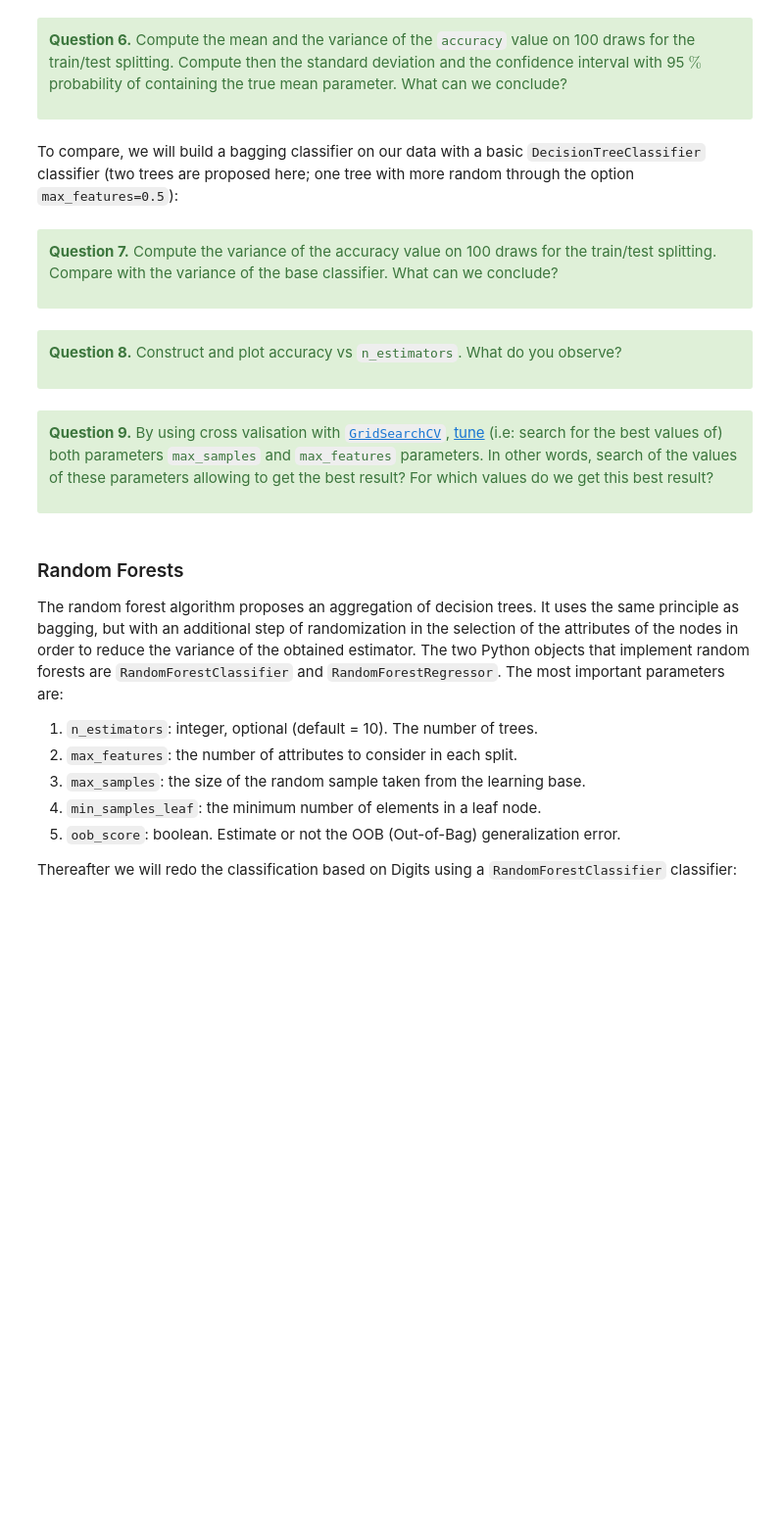
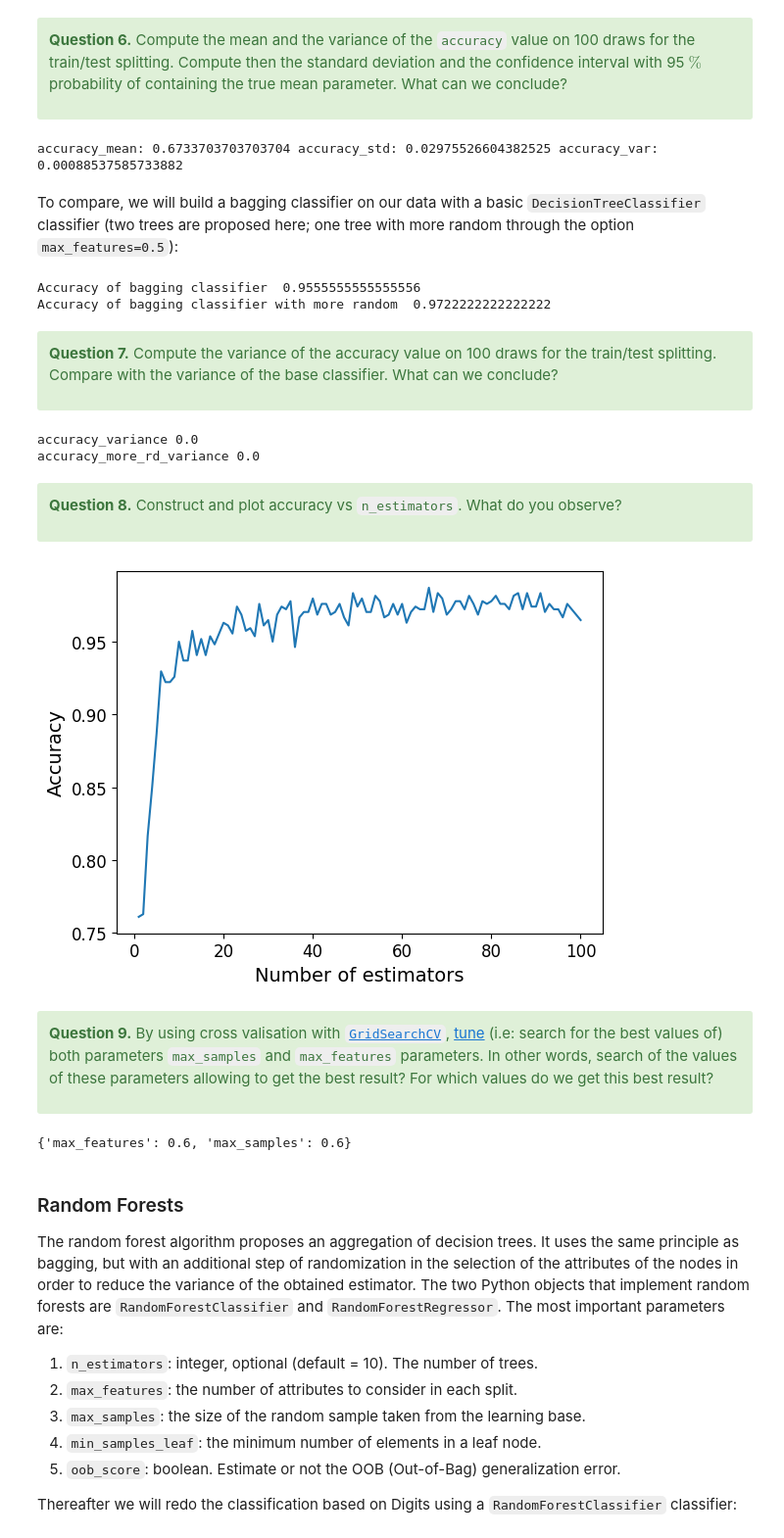
Before and after one commit to Behachee/Ensemble-Learning-Exercices, a Jupyter notebook: Lab1and2_student.ipynb, the cells around one changed output. Shown at 98% size. Cells and saved outputs as stored; diff of their text form; code cells hidden in the pictures; blank space fills up the shorter version.

Commit message:
Complete the code. Basic Decision Tree + Bagging

```diff
--- a/Lab1and2_student.ipynb
+++ b/Lab1and2_student.ipynb
@@ -608,12 +616,18 @@ N = 100
 accuracy = np.zeros(N)
 
 for i in range(N):
-    X_train, X_test, y_train, y_test = # Complete the code
+    X_train, X_test, y_train, y_test = train_test_split(X, y, test_size=0.30)
     # Complete the code
-    accuracy[i]=# Complete the code
-
+    clf = tree.DecisionTreeClassifier(max_depth=5)
+    clf.fit(X_train, y_train)
+    Z = clf.predict(X_test)
+    accuracy_value=clf.score(X_test,y_test)
+    accuracy[i]= accuracy_value
 
 # Print the mean and standard deviation of accuracy
+print("accuracy_mean:", accuracy.mean(), "accuracy_std:", accuracy.std(), "accuracy_var:", accuracy.var())
+# %% [output]
+accuracy_mean: 0.6733703703703704 accuracy_std: 0.02975526604382525 accuracy_var: 0.00088537585733882
 # %% [markdown]
 To compare, we will build a bagging classifier on our data with a basic `DecisionTreeClassifier` classifier (two trees are proposed here; one tree with more random through the option `max_features=0.5`):
 # %%
@@ -628,6 +642,9 @@ clf_more_rd.fit(X_train, y_train)
 Z_more_rd = clf_more_rd.predict(X_test)
 accuracy_more_rd=clf_more_rd.score(X_test,y_test)
 print("Accuracy of bagging classifier with more random ", accuracy_more_rd)
+# %% [output]
+Accuracy of bagging classifier  0.9555555555555556
+Accuracy of bagging classifier with more random  0.9722222222222222
 # %% [markdown]
 <div class="alert alert-block alert-success">
 
@@ -636,6 +653,11 @@ print("Accuracy of bagging classifier with more random ", accuracy_more_rd)
 </div>
 # %%
 # Write the code here
+print("accuracy_variance", accuracy.var())
+print("accuracy_more_rd_variance", accuracy_more_rd.var())
+# %% [output]
+accuracy_variance 0.0
+accuracy_more_rd_variance 0.0
 # %% [markdown]
 <div class="alert alert-block alert-success">
 
@@ -647,3 +667,23 @@ print("Accuracy of bagging classifier with more random ", accuracy_more_rd)
+# %%
+# Write the code here
+def accuracy_vs_number_estimators(max_estimators):
+    accuracy = np.zeros(max_estimators)
+    for i in range(max_estimators):
+        clf = BaggingClassifier(tree.DecisionTreeClassifier(), max_samples=0.5, max_features=0.5, n_estimators=i+1)
+        clf.fit(X_train, y_train)
+        Z = clf.predict(X_test)
+        accuracy[i]=clf.score(X_test,y_test)
+    return accuracy
+
+max_estimators = 100
+accuracy = accuracy_vs_number_estimators(max_estimators)
+
+plt.plot(range(1, max_estimators+1), accuracy)
+plt.xlabel("Number of estimators")
+plt.ylabel("Accuracy")
+plt.show()
+# %% [output]
+[figure, added]
 # %% [markdown]
 <div class="alert alert-block alert-success">
 
@@ -655,3 +693,11 @@ print("Accuracy of bagging classifier with more random ", accuracy_more_rd)
+# %%
+# Write the code here
+grid_search = GridSearchCV(BaggingClassifier(tree.DecisionTreeClassifier()), param_grid={"max_samples": [0.1,0.2,0.3,0.4,0.5,0.6,0.7,0.8,0.9,1],
+                                                                                         "max_features": [0.1,0.2,0.3,0.4,0.5,0.6,0.7,0.8,0.9,1]}, cv=10)
+grid_search.fit(X_train, y_train)
+print(grid_search.best_params_)
+# %% [output]
+{'max_features': 0.6, 'max_samples': 0.6}
 # %% [markdown]
 ### Random Forests
 
```
Also changed, not shown: parts of 5 cells of this notebook.
